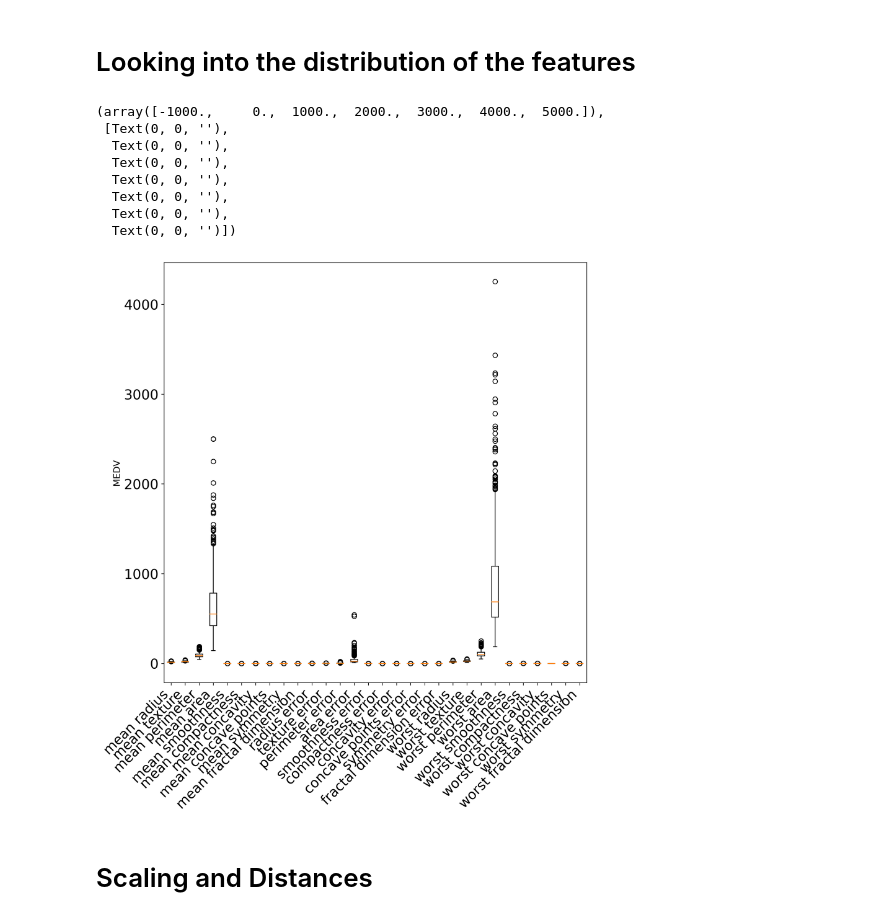
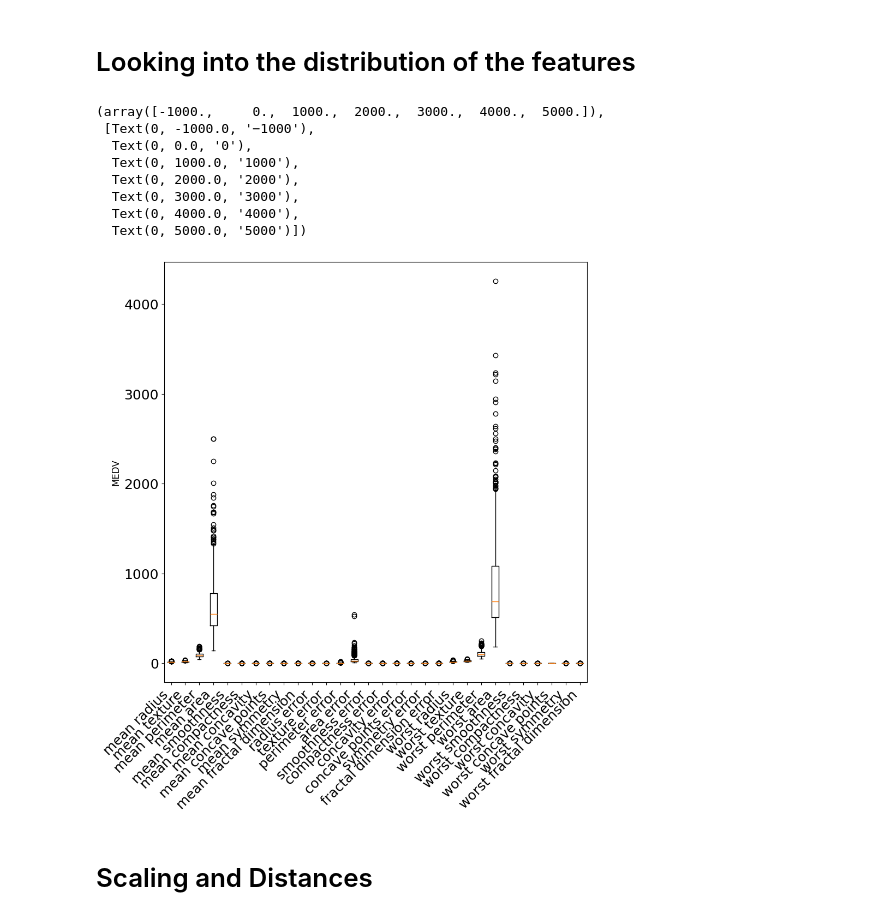
Before and after one commit to RahmanPeimankar/aml-sdu-f26, a Jupyter notebook: Lecture 3/aml_3_preprocessing_and_feature_transformation.ipynb, the cells around one changed output. Drawn from its saved outputs; the diff is of its cells as text; code cells hidden in the pictures.

```diff
--- a/Lecture 3/aml_3_preprocessing_and_feature_transformation.ipynb
+++ b/Lecture 3/aml_3_preprocessing_and_feature_transformation.ipynb
@@ -90,22 +90,22 @@ Breast cancer wisconsin (diagnostic) dataset
 # %%
 import numpy as np
 import matplotlib.pyplot as plt
 
-plt.figure(figsize=(10, 10), dpi=300)
+plt.figure(figsize=(10, 10))
 plt.boxplot(X)
 plt.xticks(np.arange(1, X.shape[1] + 1), bcd.feature_names, rotation=45, ha="right", fontsize=18)
 plt.ylabel("MEDV", fontsize=12)
 plt.yticks(fontsize=18)
 # %% [output]
 (array([-1000.,     0.,  1000.,  2000.,  3000.,  4000.,  5000.]),
- [Text(0, 0, ''),
-  Text(0, 0, ''),
-  Text(0, 0, ''),
-  Text(0, 0, ''),
-  Text(0, 0, ''),
-  Text(0, 0, ''),
-  Text(0, 0, '')])
+ [Text(0, -1000.0, '−1000'),
+  Text(0, 0.0, '0'),
+  Text(0, 1000.0, '1000'),
+  Text(0, 2000.0, '2000'),
+  Text(0, 3000.0, '3000'),
+  Text(0, 4000.0, '4000'),
+  Text(0, 5000.0, '5000')])
-[figure, old version]
+[figure, new version]
 # %% [markdown]
 # Scaling and Distances
 # %% [markdown]
```
Also changed, not shown: parts of 2 cells of this notebook, 54 other files.
